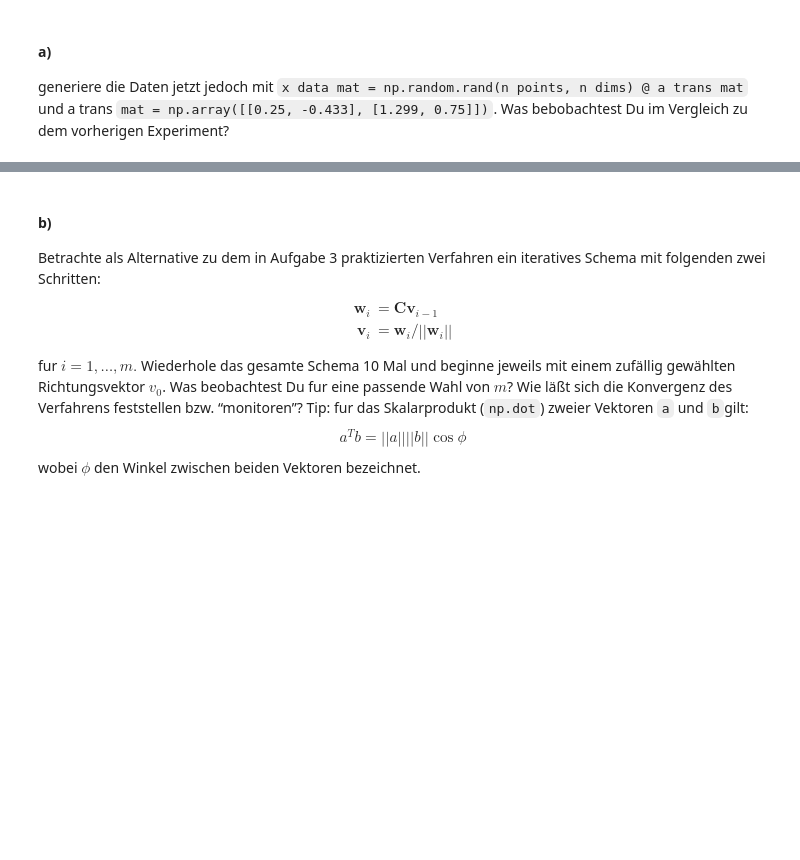
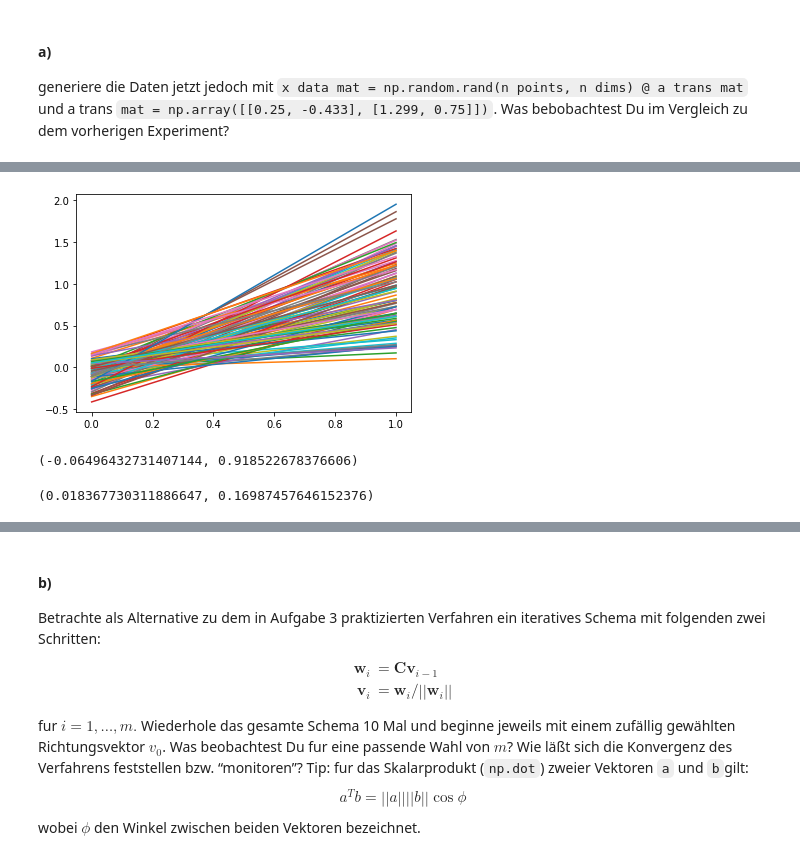
Before and after one commit to RMKruse/DataMiningInDerBioInf, a Jupyter notebook: uebung02/uebung02.ipynb, the cells around one changed output, grey strips where cells are left out. Drawn from its saved outputs; the diff is of its cells as text; code cells hidden in the pictures; blank space fills up the shorter version.

```diff
--- a/uebung02/uebung02.ipynb
+++ b/uebung02/uebung02.ipynb
@@ -15,0 +38,13 @@ generiere die Daten jetzt jedoch mit
+# %%
+plot = plt.plot(a_mat)
+plt.show()
+# %% [output]
+[figure, added]
+# %%
+np.mean(a_mat[0]), np.mean(a_mat[1])
+# %% [output]
+(-0.06496432731407144, 0.918522678376606)
+# %%
+np.var(a_mat[0]), np.var(a_mat[1])
+# %% [output]
+(0.018367730311886647, 0.16987457646152376)
```
Also changed, not shown: parts of 20 cells of this notebook, 35 other files.
